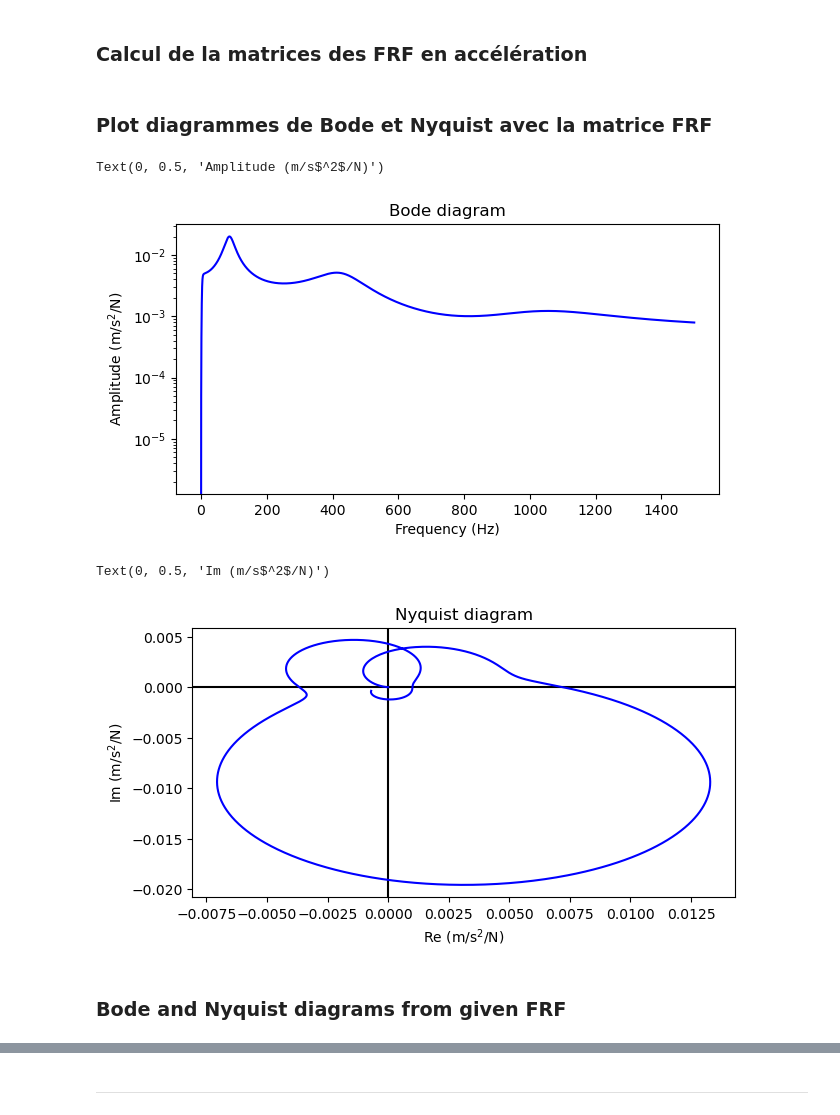
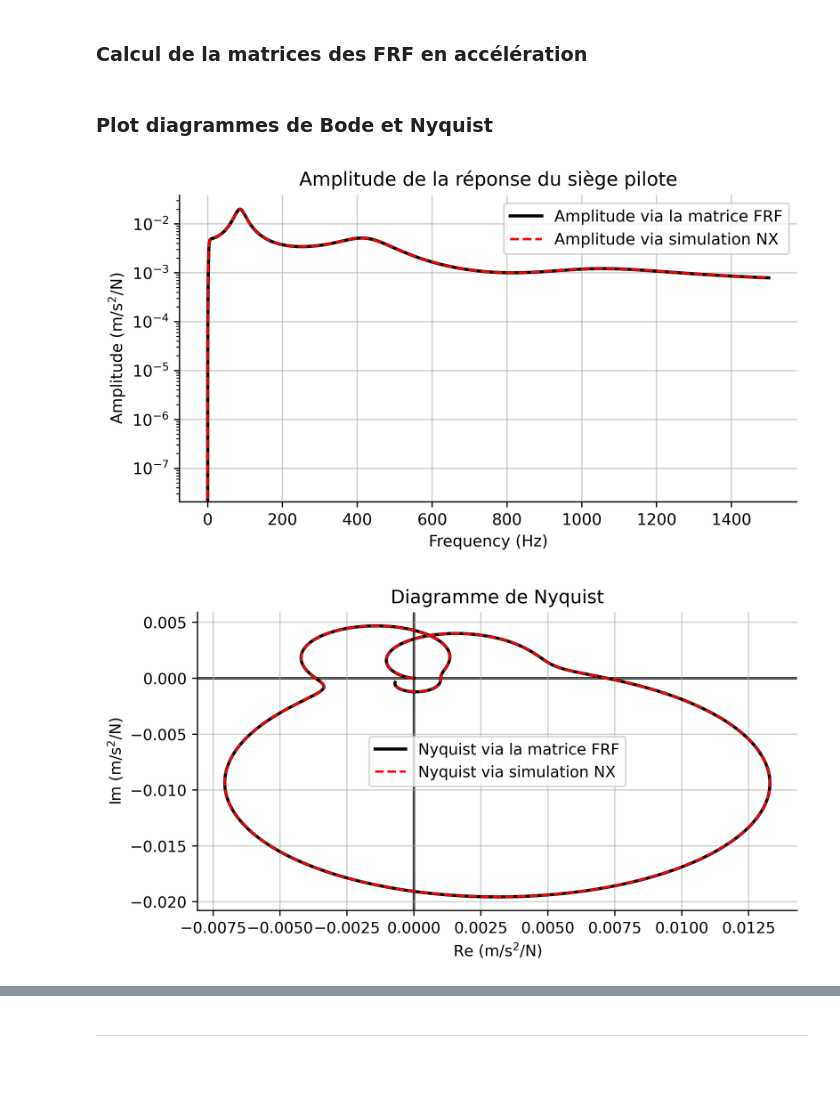
Before and after one commit to tomBeauve/DSM-Projects-code, a Jupyter notebook: Projet 3/project3.ipynb, the cells around one changed output, grey strips where cells are left out. Saved outputs shown, nothing was run; the diff lists cells and outputs as text; code cells hidden in the pictures; blank space fills up the shorter version.

```diff
--- a/Projet 3/project3.ipynb
+++ b/Projet 3/project3.ipynb
@@ -126,35 +126,63 @@ def nyq_im(freq):
 
     return np.imag(H[11, 0])
 # %% [markdown]
-### Plot diagrammes de Bode et Nyquist avec la matrice FRF
+### Plot diagrammes de Bode et Nyquist
 # %%
 # Bode diagram
 frequencies = np.linspace(0, 1500, 20000)
 amplitudes = [Bode_amp_seat(f, part=1) for f in frequencies]
 # amplitudes = 20* np.log10(amplitudes)
 
-fig, ax = plt.subplots(figsize=(7, 4 * 7/8))
-ax.semilogy(frequencies, amplitudes, color='blue')
-plt.title('Bode diagram')
+fig, ax = plt.subplots(figsize=(7, 4 * 7/8), dpi=500)
+
+ax.semilogy(frequencies, amplitudes, color='black',
+            label='Amplitude via la matrice FRF', linewidth=2)
+
+frf_amplitude = np.abs(frf_re + 1j*frf_im)
+ax.semilogy(frf_freq, frf_amplitude, color='red',
+            linestyle='--', label='Amplitude via simulation NX')
+
+
+ax.spines['top'].set_visible(False)  # Remove top spine
+ax.spines['right'].set_visible(False)  # Remove right spine
+ax.spines['left'].set_position(('outward', 0))  # Offset left spine
+ax.spines['bottom'].set_position(('outward', 0))  # Offset bottom spine
+ax.grid(True, alpha=0.6)
+plt.title('Amplitude de la réponse du siège pilote')
+plt.legend()
 ax.set_xlabel('Frequency (Hz)')
 ax.set_ylabel('Amplitude (m/s$^2$/N)')
+
+plt.savefig('Plots/diagram_bode_Q2.png', dpi=500, bbox_inches='tight')
 # %% [output]
-Text(0, 0.5, 'Amplitude (m/s$^2$/N)')
-[figure, old version]
+[figure, new version]
 # %%
 # Nyquist diagram
 nyquist_real = [nyq_real(f) for f in frequencies]
 nyquist_im = [nyq_im(f) for f in frequencies]
 
-fig, ax = plt.subplots(figsize=(7, 4 * 7/8))
-ax.plot(nyquist_real, nyquist_im, color='blue')
-plt.title('Nyquist diagram')
+fig, ax = plt.subplots(figsize=(7, 4 * 7/8), dpi=500)
+
+ax.plot(nyquist_real, nyquist_im, color='black',
+        label='Nyquist via la matrice FRF', linewidth=2)
+
+ax.plot(frf_re, frf_im, color='red', linestyle='--',
+        label='Nyquist via simulation NX')
+
 ax.axhline(y=0, color='black', zorder=0)
 ax.axvline(x=0, color='black', zorder=0)
+
+ax.spines['top'].set_visible(False)
+ax.spines['right'].set_visible(False)
+ax.spines['left'].set_position(('outward', 0))
+ax.spines['bottom'].set_position(('outward', 0))
 ax.set_xlabel('Re (m/s$^2$/N)')
 ax.set_ylabel('Im (m/s$^2$/N)')
+ax.grid(True, alpha=0.6)
+
+plt.title('Diagramme de Nyquist')
+plt.legend()
+
+plt.savefig('Plots/diagram_nyquist_Q2.png', dpi=500, bbox_inches='tight')
 # %% [output]
-Text(0, 0.5, 'Im (m/s$^2$/N)')
-[figure, old version]
+[figure, new version]
-# %% [markdown]
-### Bode and Nyquist diagrams from given FRF
```
Also changed, not shown: parts of 5 cells of this notebook, 5 other files.
